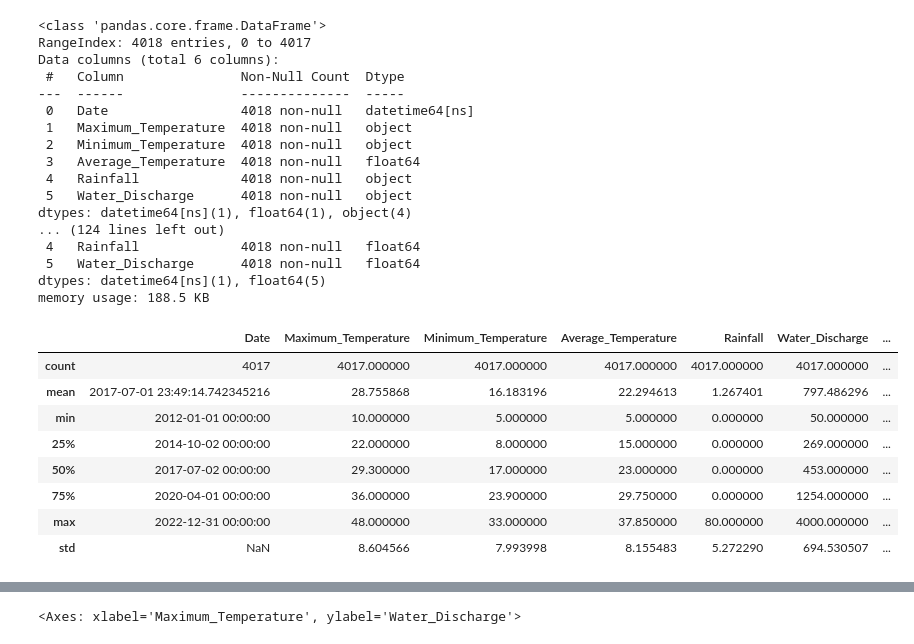
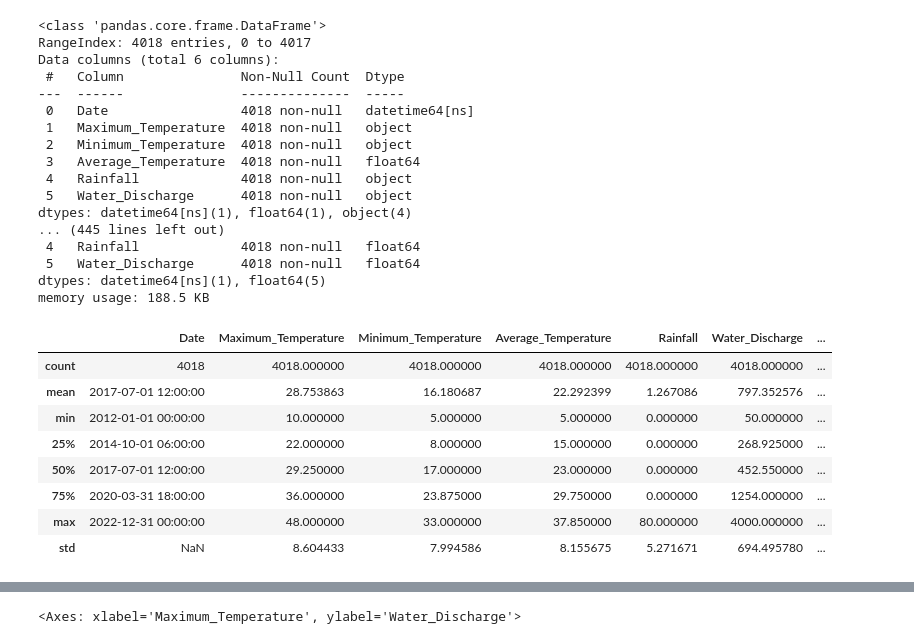
Before and after one commit to laeeq80/RiverStreamflowPrediction2.0, a Jupyter notebook: riverflow.ipynb, the cells around one changed output, grey strips where cells are left out. Drawn from its saved outputs; the diff is of its cells as text; code cells hidden in the pictures.

```diff
--- a/riverflow.ipynb
+++ b/riverflow.ipynb
@@ -18,20 +18,21 @@ mask = pd.to_numeric(df["Water_Discharge"], errors='coerce').isna() & df["Water_
 problematic = df.loc[mask, "Water_Discharge"]
 print(problematic.unique())# see unique problem values
 
-# Here we check the unneccessory values in the column of Maximum Temperature
+# Here we check the unneccessory values in the column of Minimum Temperature
 mask = pd.to_numeric(df["Minimum_Temperature"], errors='coerce').isna() & df["Minimum_Temperature"].notna()
 problematic = df.loc[mask, "Minimum_Temperature"]
-print(problematic.unique())# see first 20 unique problem values
+# Show row numbers with values
+print(problematic.to_string())
 
 # here also check the unneccessory values in the column of Maximum Temperature
 mask = pd.to_numeric(df["Maximum_Temperature"], errors='coerce').isna() & df["Maximum_Temperature"].notna()
 problematic = df.loc[mask, "Maximum_Temperature"]
-print(problematic.unique())# see first 20 unique problem values
+print(problematic.to_string())# see first 20 unique problem values
 
 # here also check the unneccessory values in the column of Rainfall
 mask = pd.to_numeric(df["Rainfall"], errors='coerce').isna() & df["Rainfall"].notna()
 problematic = df.loc[mask, "Rainfall"]
-print(problematic.unique())# see first 20 unique problem values
+print(problematic.to_string())# see first 20 unique problem values
 
 # Replace non-numeric Rainfall values (found in previous cell) with 0.05
 # Recreate the same mask
@@ -64,60 +65,45 @@ cols = ["Maximum_Temperature","Minimum_Temperature","Water_Discharge"]
 for c in cols:
     df[c] = clean_temperature_column(df[c])
 
+df=df.dropna(subset=['Minimum_Temperature']) #Removing rows with NaN in them, i.e. we converted text to NaN. We only want numeric values
 
-df.info()
+df['Rainfall']=df['Rainfall'].fillna(0.05)# we fill the Null values with 0.05 replacing the string Trace which means a very low value
 
-df.isnull().sum()
+#percentage=(df['Minimum_Temperature']<5).mean()*100 #Data Exploration
 
-df.count()
-
-df=df.dropna(subset=['Minimum_Temperature'])
-
-df.isnull().sum()
-
-df['Rainfall']=df['Rainfall'].fillna(0.05)# we fill the Null values through 0.05 it is the value of the string Trace which is mean low value
-
-df.describe()
-
-
-percentage=(df['Minimum_Temperature']<5).mean()*100
-
-(df['Maximum_Temperature']<10).sum()
+#(df['Maximum_Temperature']<10).sum() #Data Exploration
 
 # in this cell we remove those value which have no meaning for our data
 df['Minimum_Temperature']=df['Minimum_Temperature'].apply(lambda x: 5 if x<5 else x)
 df['Maximum_Temperature']=df['Maximum_Temperature'].apply(lambda x: 10 if x<10 else x)
 df['Water_Discharge']=df['Water_Discharge'].apply(lambda x: 50 if x<50 else x)
 df['Water_Discharge']=df['Water_Discharge'].apply(lambda x: 4000 if x>4000 else x)
 df['Average_Temperature']=df['Average_Temperature'].apply(lambda x:7 if x<5 else x)
 df['Temp_Diff'] =df['Maximum_Temperature'] - df['Minimum_Temperature']
-
-
-df.describe()
 # %% [output]
 <class 'pandas.core.frame.DataFrame'>
 RangeIndex: 4018 entries, 0 to 4017
 Data columns (total 6 columns):
  #   Column               Non-Null Count  Dtype
 ---  ------               --------------  -----
  0   Date                 4018 non-null   datetime64[ns]
  1   Maximum_Temperature  4018 non-null   object
  2   Minimum_Temperature  4018 non-null   object
  3   Average_Temperature  4018 non-null   float64
  4   Rainfall             4018 non-null   object
  5   Water_Discharge      4018 non-null   object
 dtypes: datetime64[ns](1), float64(1), object(4)
-... (124 lines left out)
+... (445 lines left out)
  4   Rainfall             4018 non-null   float64
  5   Water_Discharge      4018 non-null   float64
 dtypes: datetime64[ns](1), float64(5)
 memory usage: 188.5 KB
 |  | Date | Maximum_Temperature | Minimum_Temperature | Average_Temperature | Rainfall | Water_Discharge | ... |
-| count | 4017 | 4017.000000 | 4017.000000 | 4017.000000 | 4017.000000 | 4017.000000 | ... |
-| mean | 2017-07-01 23:49:14.742345216 | 28.755868 | 16.183196 | 22.294613 | 1.267401 | 797.486296 | ... |
+| count | 4018 | 4018.000000 | 4018.000000 | 4018.000000 | 4018.000000 | 4018.000000 | ... |
+| mean | 2017-07-01 12:00:00 | 28.753863 | 16.180687 | 22.292399 | 1.267086 | 797.352576 | ... |
 | min | 2012-01-01 00:00:00 | 10.000000 | 5.000000 | 5.000000 | 0.000000 | 50.000000 | ... |
-| 25% | 2014-10-02 00:00:00 | 22.000000 | 8.000000 | 15.000000 | 0.000000 | 269.000000 | ... |
-| 50% | 2017-07-02 00:00:00 | 29.300000 | 17.000000 | 23.000000 | 0.000000 | 453.000000 | ... |
-| 75% | 2020-04-01 00:00:00 | 36.000000 | 23.900000 | 29.750000 | 0.000000 | 1254.000000 | ... |
+| 25% | 2014-10-01 06:00:00 | 22.000000 | 8.000000 | 15.000000 | 0.000000 | 268.925000 | ... |
+| 50% | 2017-07-01 12:00:00 | 29.250000 | 17.000000 | 23.000000 | 0.000000 | 452.550000 | ... |
+| 75% | 2020-03-31 18:00:00 | 36.000000 | 23.875000 | 29.750000 | 0.000000 | 1254.000000 | ... |
 | max | 2022-12-31 00:00:00 | 48.000000 | 33.000000 | 37.850000 | 80.000000 | 4000.000000 | ... |
-| std | NaN | 8.604566 | 7.993998 | 8.155483 | 5.272290 | 694.530507 | ... |
+| std | NaN | 8.604433 | 7.994586 | 8.155675 | 5.271671 | 694.495780 | ... |
```
Also changed, not shown: parts of 1 cell of this notebook.
